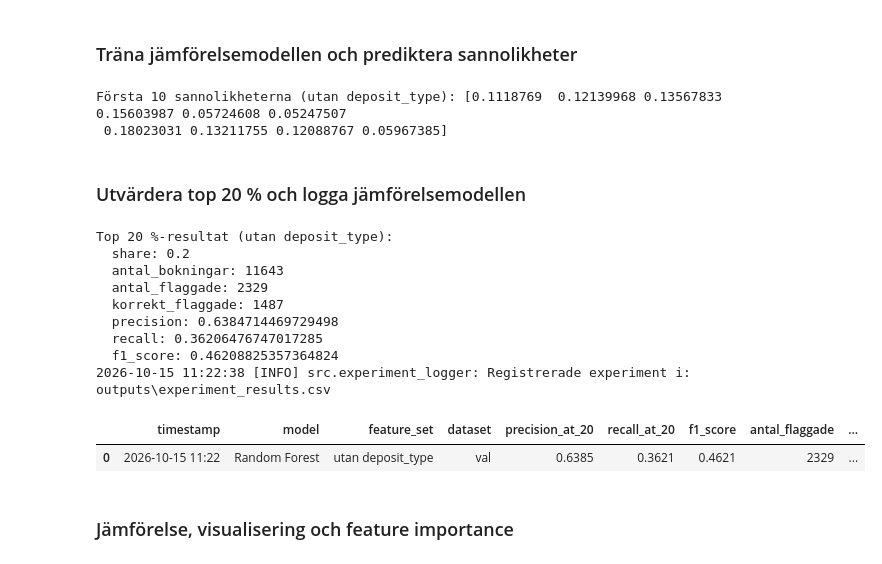
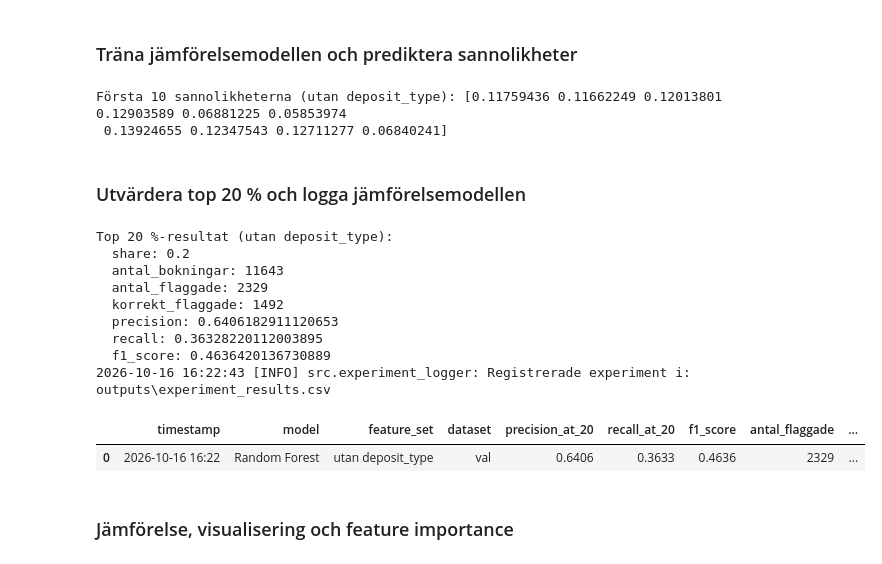
Before and after one commit to Shara-Hysen/data-science-group-project, a Jupyter notebook: notebooks/05_random_forest.ipynb, the cells around one changed output. Cells and saved outputs as stored; diff of their text form; code cells hidden in the pictures.

```diff
--- a/notebooks/05_random_forest.ipynb
+++ b/notebooks/05_random_forest.ipynb
@@ -74,6 +206,7 @@ rf_full = train_random_forest(
     y_train,
     n_estimators=100,
     max_depth=15,
+    min_samples_leaf=10,
     random_state=42
 )
 
@@ -139,6 +272,7 @@ rf_no_dep = train_random_forest(
     y_train,
     n_estimators=100,
     max_depth=15,
+    min_samples_leaf=10,
     random_state=42
 )
 
@@ -146,38 +280,38 @@ rf_no_dep = train_random_forest(
 probas_no_dep = predict_probabilities(rf_no_dep, X_val_no_dep_p)
 print("Första 10 sannolikheterna (utan deposit_type):", probas_no_dep[:10])
 # %% [output]
-Första 10 sannolikheterna (utan deposit_type): [0.1118769  0.12139968 0.13567833 0.15603987 0.05724608 0.05247507
- 0.18023031 0.13211755 0.12088767 0.05967385]
+Första 10 sannolikheterna (utan deposit_type): [0.11759436 0.11662249 0.12013801 0.12903589 0.06881225 0.05853974
+ 0.13924655 0.12347543 0.12711277 0.06840241]
 # %% [markdown]
 ### Utvärdera top 20 % och logga jämförelsemodellen
 # %%
 # 1. Beräkna mätvärden för Top 20 %
 metrics_no_dep = evaluate_top_share(y_val, probas_no_dep, share=0.20)
 
 print("Top 20 %-resultat (utan deposit_type):")
 for k, v in metrics_no_dep.items():
     print(f"  {k}: {v}")
 
 # 2. Logga resultatet till samma CSV-fil
 log_experiment(
     model_name="Random Forest",
     feature_set="utan deposit_type",
     metrics=metrics_no_dep,
     dataset="val",
-    notes="n_estimators=100, max_depth=15"
+    notes="n_estimators=100, max_depth=15, min_samples_leaf=10"
 )
 # %% [output]
 Top 20 %-resultat (utan deposit_type):
   share: 0.2
   antal_bokningar: 11643
   antal_flaggade: 2329
-  korrekt_flaggade: 1487
-  precision: 0.6384714469729498
-  recall: 0.36206476747017285
-  f1_score: 0.46208825357364824
-2026-10-15 11:22:38 [INFO] src.experiment_logger: Registrerade experiment i: outputs\experiment_results.csv
+  korrekt_flaggade: 1492
+  precision: 0.6406182911120653
+  recall: 0.36328220112003895
+  f1_score: 0.4636420136730889
+2026-10-16 16:22:43 [INFO] src.experiment_logger: Registrerade experiment i: outputs\experiment_results.csv
 |  | timestamp | model | feature_set | dataset | precision_at_20 | recall_at_20 | f1_score | antal_flaggade | ... |
-| 0 | 2026-10-15 11:22 | Random Forest | utan deposit_type | val | 0.6385 | 0.3621 | 0.4621 | 2329 | ... |
+| 0 | 2026-10-16 16:22 | Random Forest | utan deposit_type | val | 0.6406 | 0.3633 | 0.4636 | 2329 | ... |
 # %% [markdown]
 ### Jämförelse, visualisering och feature importance
 # %% [markdown]
```
Also changed, not shown: parts of 13 cells of this notebook, 6 other files.
